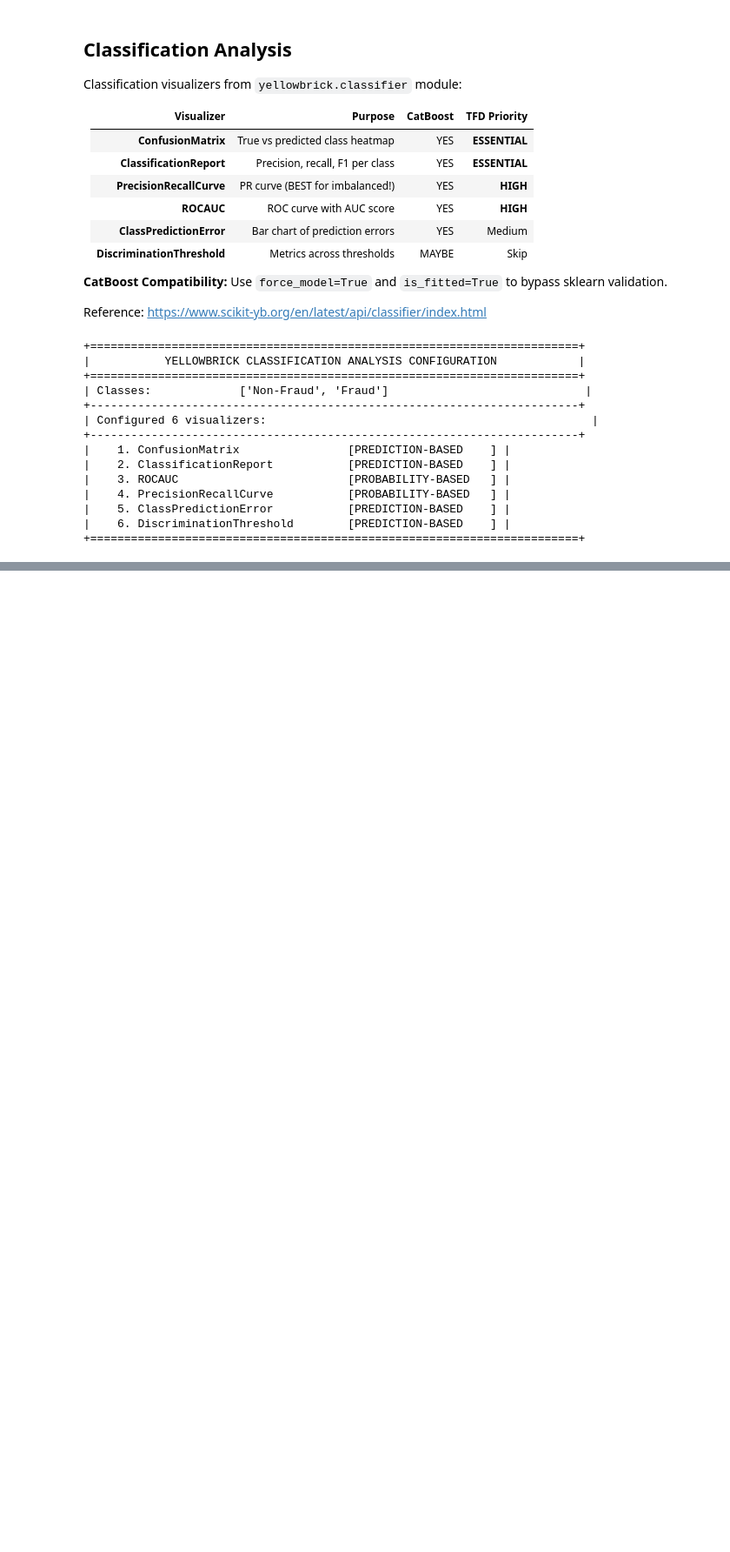
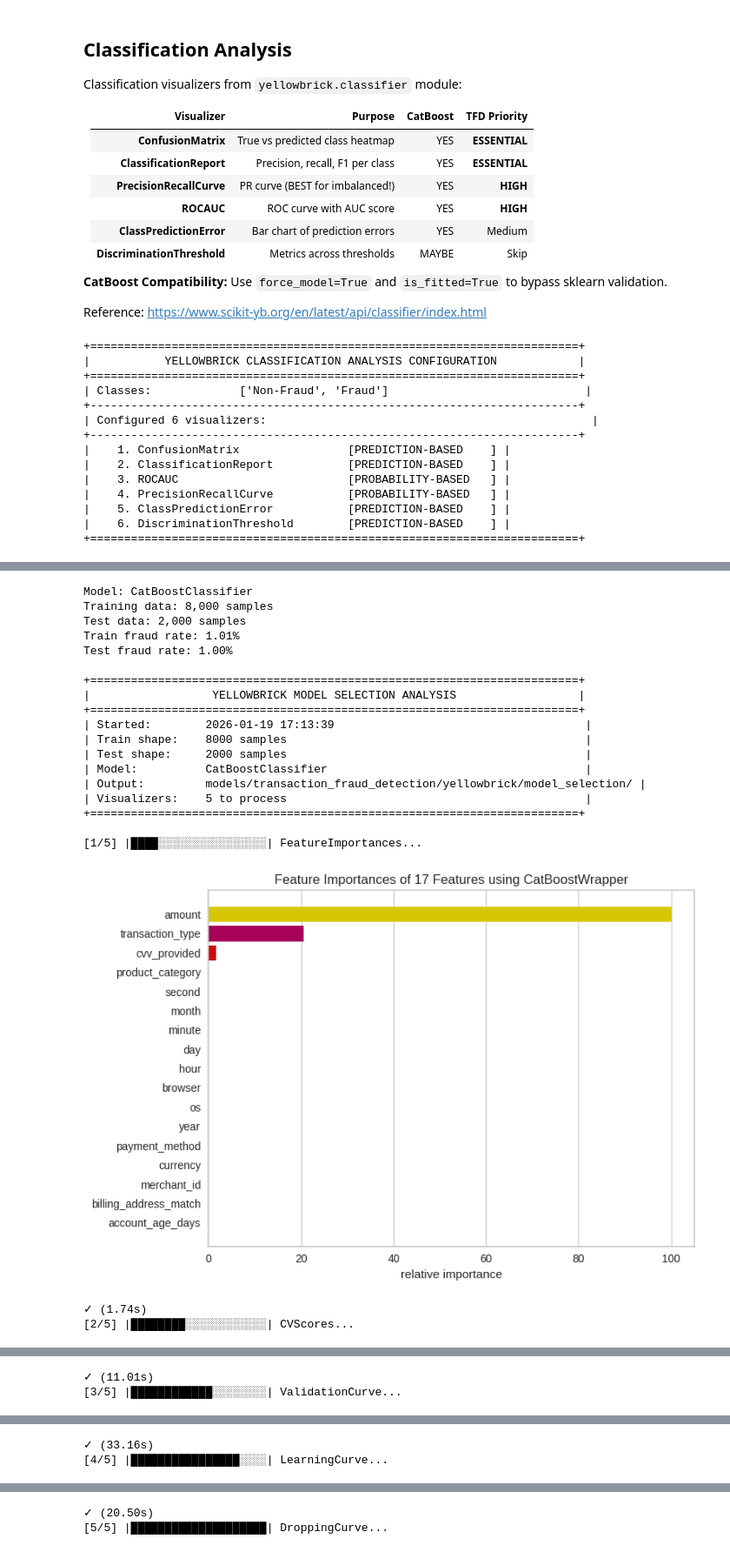
Before and after one commit to rafaelcoelho1409/COELHORealTime, a Jupyter notebook: notebooks/010_sklearn_duckdb_sql_classification.ipynb, the cells around one changed output, grey strips where cells are left out. Shown at 87% size. Cells and saved outputs as stored; diff of their text form; code cells hidden in the pictures; blank space fills up the shorter version.

Commit message:
TFD: Metrics tab: all yellowbrick functionalities implemented, but needs improvements

```diff
--- a/notebooks/010_sklearn_duckdb_sql_classification.ipynb
+++ b/notebooks/010_sklearn_duckdb_sql_classification.ipynb
@@ -2648,0 +3029,10 @@ Test fraud rate: 1.05%
+# %%
+# Generate kwargs for all model selection visualizers
+
+os.makedirs(f"{YELLOWBRICK_PATH}/model_selection", exist_ok=True)
+
+model_selection_kwargs = yellowbrick_model_selection_kwargs(
+    classes=["Non-Fraud", "Fraud"],
+    feature_names=feature_names,
+    verbose=True,
+)
@@ -2648,0 +3054,43 @@ Test fraud rate: 1.05%
+# %%
+# Run all model selection visualizers
+# FeatureImportances uses pre-fitted model, others use CatBoostWrapperCV for CV
+
+print(f"Model: {type(model).__name__}")
+print(f"Training data: {X_train.shape[0]:,} samples")
+print(f"Test data: {X_test.shape[0]:,} samples")
+print(f"Train fraud rate: {(y_train==1).sum() / len(y_train) * 100:.2f}%")
+print(f"Test fraud rate: {(y_test==1).sum() / len(y_test) * 100:.2f}%")
+
+# Run visualizers
+model_selection_results = yellowbrick_model_selection_visualizers(
+    model_selection_kwargs,
+    model,  # Pre-fitted CatBoost model (for FeatureImportances)
+    X_train,
+    X_test,
+    y_train,
+    y_test,
+    YELLOWBRICK_PATH,
+    verbose=True,
+)
+# %% [output]
+Model: CatBoostClassifier
+Training data: 8,000 samples
+Test data: 2,000 samples
+Train fraud rate: 1.01%
+Test fraud rate: 1.00%
+
++========================================================================+
+|                  YELLOWBRICK MODEL SELECTION ANALYSIS                  |
++========================================================================+
+| Started:        2026-01-19 17:13:39                                     |
+| Train shape:    8000 samples                                            |
+| Test shape:     2000 samples                                            |
+| Model:          CatBoostClassifier                                      |
+| Output:         models/transaction_fraud_detection/yellowbrick/model_selection/ |
+| Visualizers:    5 to process                                            |
++========================================================================+
+
+[1/5] |████░░░░░░░░░░░░░░░░| FeatureImportances...
+[figure, added]
+✓ (1.74s)
+[2/5] |████████░░░░░░░░░░░░| CVScores...
@@ -2648,0 +3098,2 @@ Test fraud rate: 1.05%
+✓ (11.01s)
+[3/5] |████████████░░░░░░░░| ValidationCurve...
@@ -2648,0 +3101,2 @@ Test fraud rate: 1.05%
+✓ (33.16s)
+[4/5] |████████████████░░░░| LearningCurve...
@@ -2648,0 +3104,2 @@ Test fraud rate: 1.05%
+✓ (20.50s)
+[5/5] |████████████████████| DroppingCurve...
```
Also changed, not shown: parts of 15 cells of this notebook, 16 other files.
